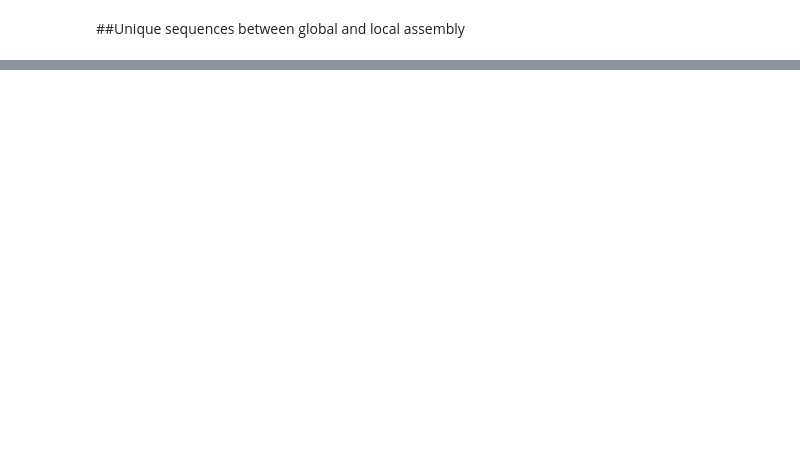
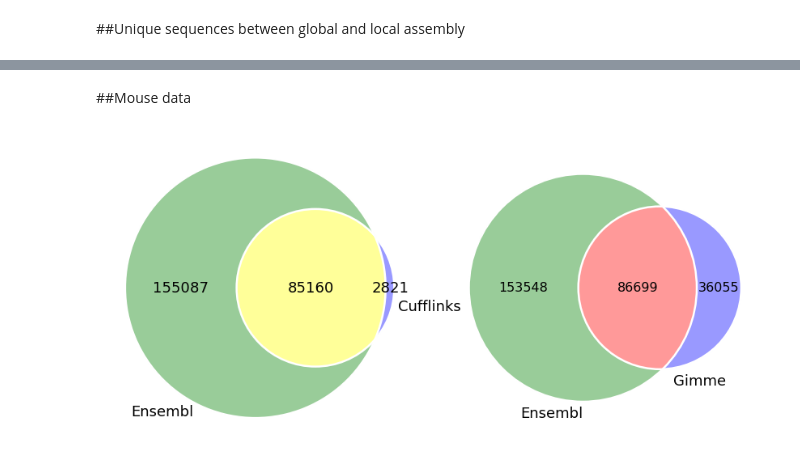
Before and after one commit to likit/gimme_protocols, a Jupyter notebook: notebook.ipynb, the cells around one changed output, grey strips where cells are left out. Saved outputs shown, nothing was run; the diff lists cells and outputs as text; code cells hidden in the pictures; blank space fills up the shorter version.

```diff
--- a/notebook.ipynb
+++ b/notebook.ipynb
@@ -376,0 +228,20 @@ Total single-exon gene = 7060 gene(s)
+# %%
+mus_gimme_junctions = !cut -f 1 mouse_assembly_models.bed_all_sp.txt
+tmp = []
+for ss in mus_gimme_junctions:
+    chrom = ss.split(':')[0]
+    if chrom in selected_chroms:
+        tmp.append(ss)
+mus_gimme_junctions = set(tmp)
+# %%
+mus_cuff_junctions = !cut -f 1 mouse_cufflinks.bed_all_sp.txt
+mus_cuff_junctions = set(mus_cuff_junctions)
+# %%
+mus_ensembl_junctions = !cut -f 1 Mus_musculus.NCBIM37.64.bed_all_sp.txt
+tmp = []
+for ss in mus_ensembl_junctions:
+    chrom = ss.split(':')[0]
+    if chrom in selected_chroms:
+        tmp.append(ss)
+
+mus_ensembl_junctions = set(tmp)
@@ -376,0 +299,43 @@ Total single-exon gene = 7060 gene(s)
+# %% [markdown]
+##Mouse data
+# %%
+figsize(12,8)
+fig = plt.figure(0)
+ax1 = fig.add_subplot(1,2,1)
+ax2 = fig.add_subplot(1,2,2)
+fig.tight_layout()
+
+v1 = venn2([mus_ensembl_junctions, mus_cuff_junctions],
+           set_labels=('', ''), ax=ax1)
+v1.get_label_by_id('10').set_fontsize(18)
+v1.get_label_by_id('01').set_fontsize(18)
+v1.get_label_by_id('11').set_fontsize(18)
+v1.get_patch_by_id('10').set_color('green')
+v1.get_patch_by_id('01').set_color('blue')
+v1.get_patch_by_id('11').set_color('yellow')
+
+c1 = venn2_circles([mus_ensembl_junctions, mus_cuff_junctions],
+                   linestyle='solid', lw=2.5, ax=ax1, color='white')
+
+font = {'size':18}
+#ax1.text(0, 0.65, 'A', fontdict=font)
+ax1.text(-0.6, -0.55, 'Ensembl', fontdict=font)
+ax1.text(0.55, -0.1, 'Cufflinks', fontdict=font)
+
+v2 = venn2([mus_ensembl_junctions, mus_gimme_junctions],
+           set_labels=('', ''), ax=ax2)
+v2.get_patch_by_id('10').set_color('green')
+v2.get_patch_by_id('01').set_color('blue')
+v2.get_patch_by_id('11').set_color('red')
+v2.get_label_by_id('10').set_fontsize(16)
+v2.get_label_by_id('01').set_fontsize(16)
+v2.get_label_by_id('11').set_fontsize(16)
+c2 = venn2_circles([mus_ensembl_junctions, mus_gimme_junctions],
+                   linestyle='solid', lw=2.5, ax=ax2, color='white')
+
+#ax2.text(0, 0.65, 'B', fontdict=font)
+ax2.text(-0.4, -0.6, 'Ensembl', fontdict=font)
+ax2.text(0.3, -0.45, 'Gimme', fontdict=font)
+savefig('mouse_venn.pdf',bbox_inches='tight', pad_inches=0.1)
+# %% [output]
+[figure, added]
```
Also changed, not shown: parts of 165 cells of this notebook.
